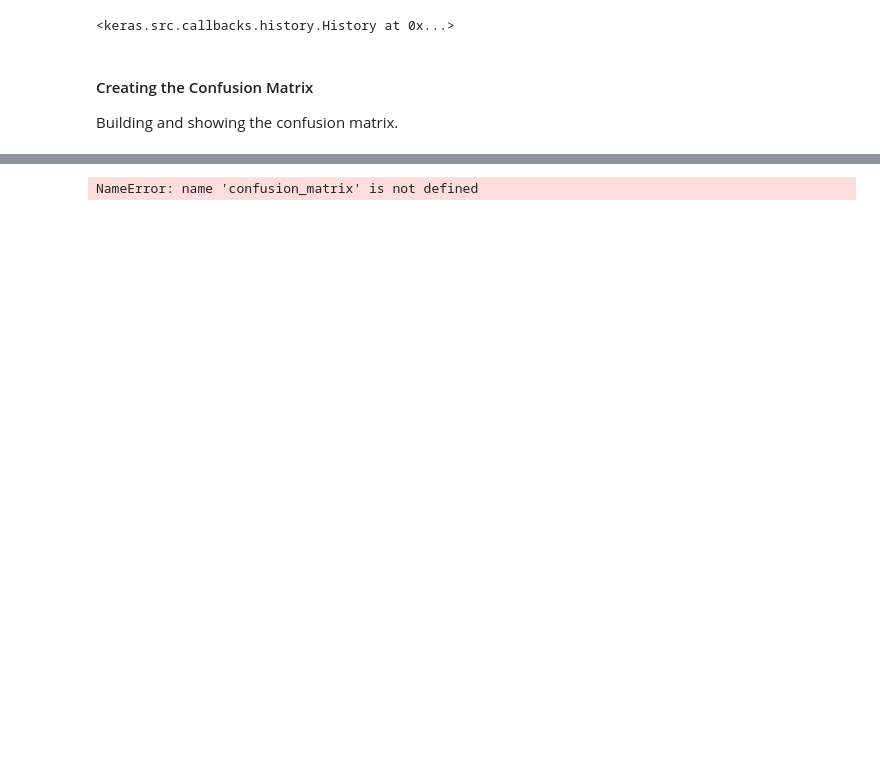
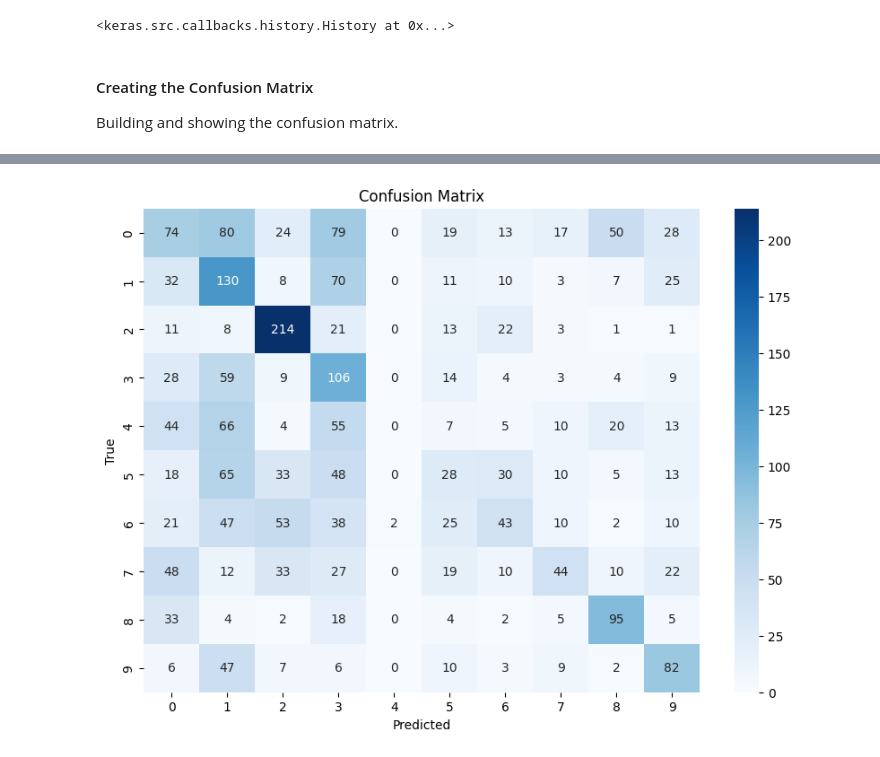
Before and after one commit to CoeWorl/ML-Lab-04, a Jupyter notebook: ML-Lab-04-NeuralNetworkTraining.ipynb, the cells around one changed output, grey strips where cells are left out. Drawn from its saved outputs; the diff is of its cells as text; code cells hidden in the pictures; blank space fills up the shorter version.

```diff
--- a/ML-Lab-04-NeuralNetworkTraining.ipynb
+++ b/ML-Lab-04-NeuralNetworkTraining.ipynb
@@ -155,7 +156,7 @@ y_pred_probs = model.predict(X_test)  # This will give you probabilities if usin
 y_pred = np.argmax(y_pred_probs, axis=1)
 
 # Step 3: Compute the confusion matrix
-conf_matrix = confusion_matrix(y_test, y_pred, labels=df[0, :])
+conf_matrix = confusion_matrix(y_test, y_pred, labels=np.unique(y_test))
 
 
 # Step 4: Visualize the confusion matrix
@@ -170,4 +171,4 @@ plt.show()
-NameError: name 'confusion_matrix' is not defined
+[figure, added]
 # %% [markdown]
 ## Questions
 
```
Also changed, not shown: parts of 9 cells of this notebook, 3 other files.
